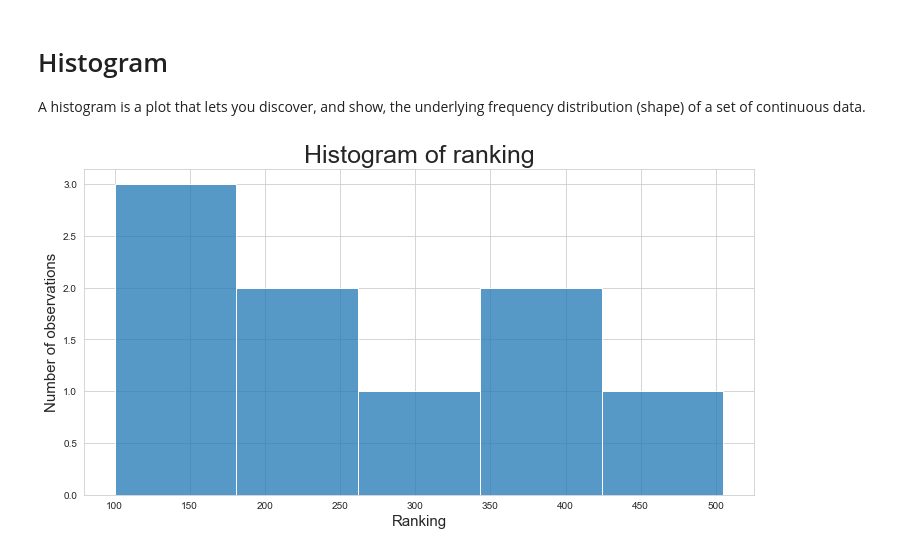
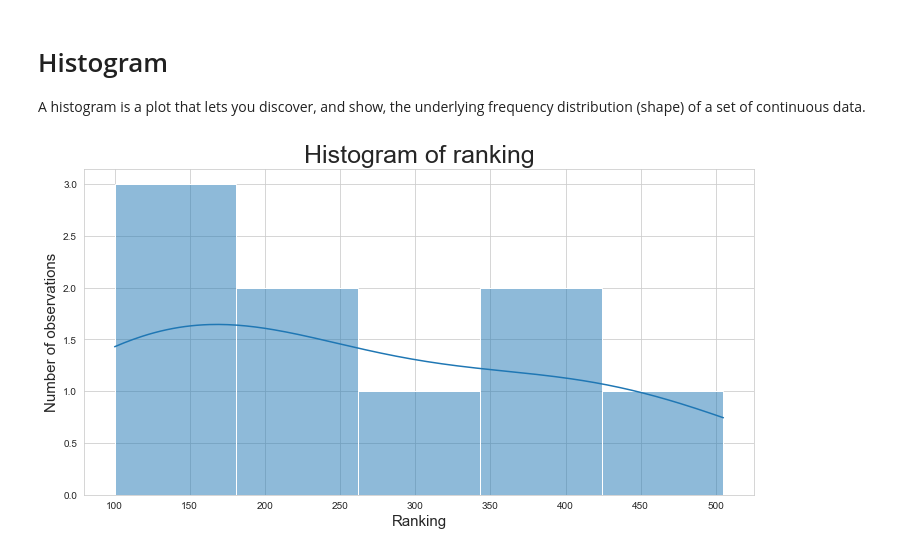
Before and after one commit to ekalachev/jupyter_charts, a Jupyter notebook: seaborn.ipynb, the cells around one changed output. Cells and saved outputs as stored; diff of their text form; code cells hidden in the pictures.

Commit message:
histogram

```diff
--- a/seaborn.ipynb
+++ b/seaborn.ipynb
@@ -49,11 +49,13 @@ hist_df = pd.DataFrame({
 })
 # %%
 # bins: how many bars
-chart = sns.histplot(data=hist_df['ranking'], bins=5)
+# kde: compute a kernel density estimate to smooth the distribution and show on the plot as (one or more) line(s).
+# Only relevant with univariate data.
+chart = sns.histplot(data=hist_df['ranking'], bins=5, kde=True)
 
 chart.set_title('Histogram of ranking', fontsize=25)
 chart.set_xlabel('Ranking', fontsize=15)
 chart.set_ylabel('Number of observations', fontsize=15)
 chart.tick_params(labelsize=10)
 # %% [output]
-[figure, old version]
+[figure, new version]
```
